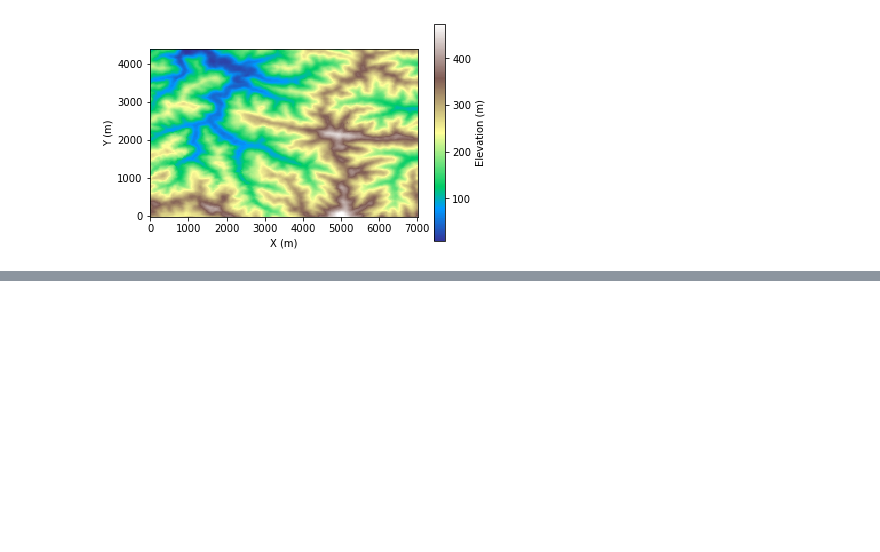
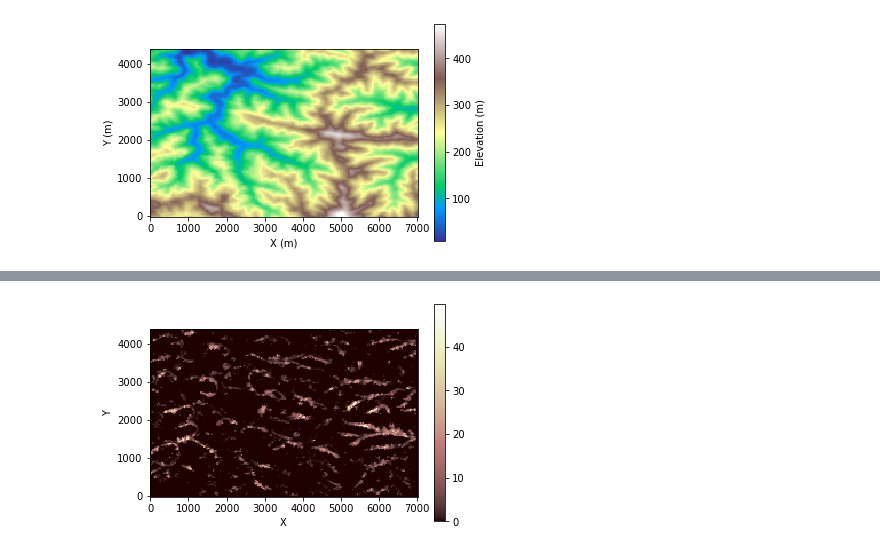
Before and after one commit to csdms-spring-school-2022/abrupt-perturbations, a Jupyter notebook: abrupt_fire_landslide/bedrock_landslide.ipynb, the cells around one changed output, grey strips where cells are left out. Drawn from its saved outputs; the diff is of its cells as text; code cells hidden in the pictures; blank space fills up the shorter version.

```diff
--- a/abrupt_fire_landslide/bedrock_landslide.ipynb
+++ b/abrupt_fire_landslide/bedrock_landslide.ipynb
@@ -344,0 +317,4 @@ plt.show()
+# %%
+imshow_grid(grid, 'soil__depth')
+# %% [output]
+[figure, added]
```
Also changed, not shown: parts of 9 cells of this notebook, 1 other file.
